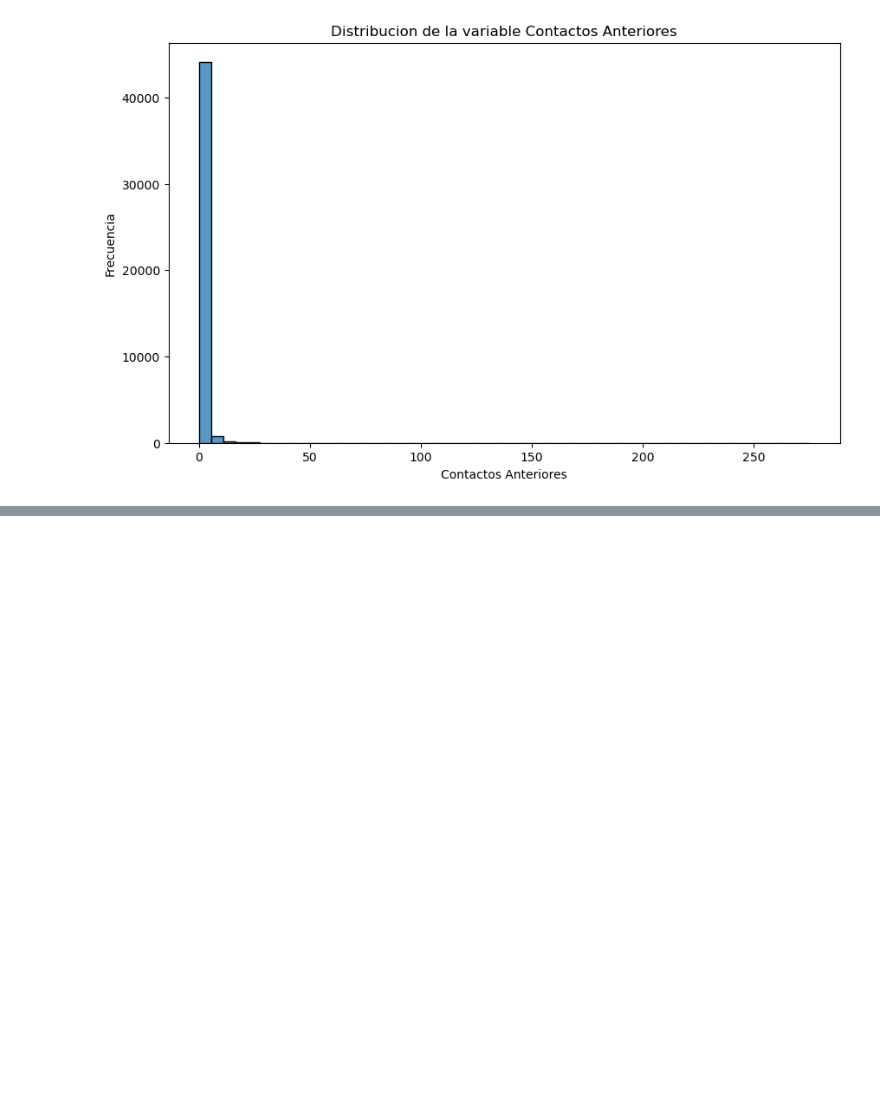
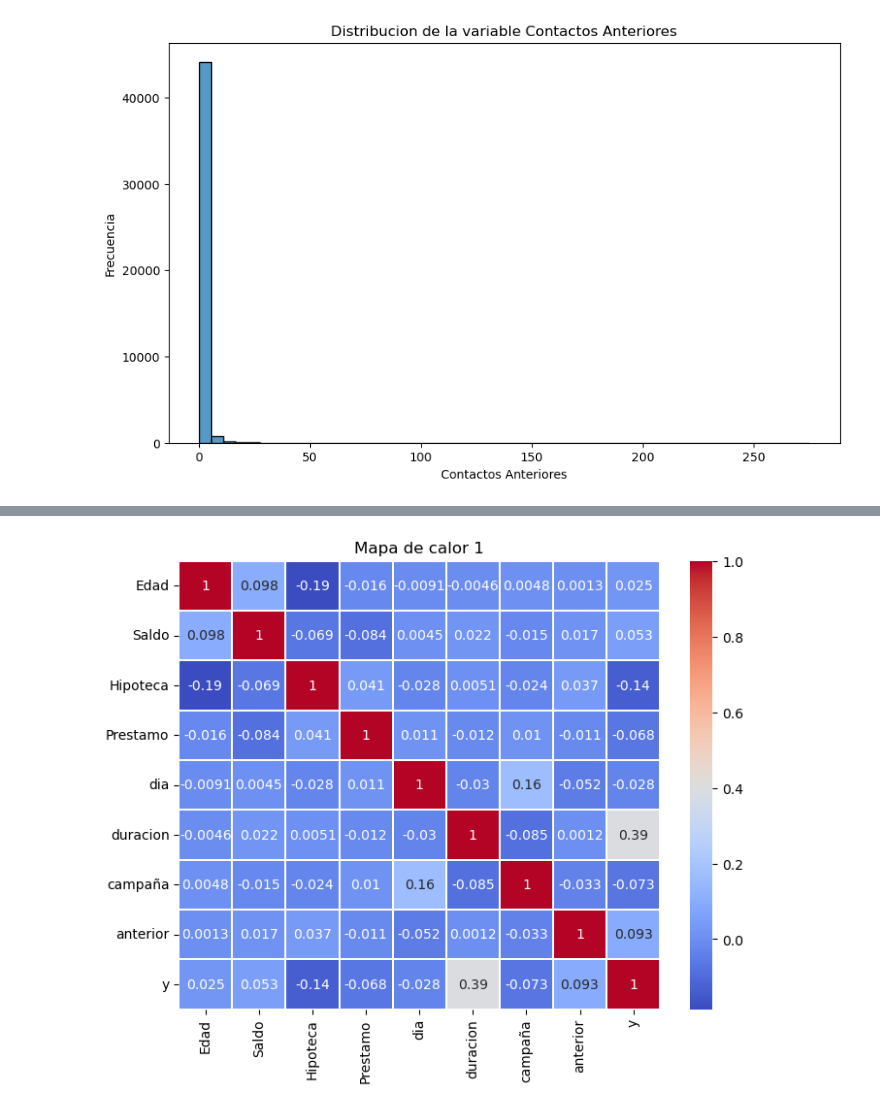
Before and after one commit to juandtap/IA_practica_05, a Jupyter notebook: practica_05_RedNeuroal_Bayes.ipynb, the cells around one changed output, grey strips where cells are left out. Saved outputs shown, nothing was run; the diff lists cells and outputs as text; code cells hidden in the pictures; blank space fills up the shorter version.

Commit message:
analisis de correlacion inicial

```diff
--- a/practica_05_RedNeuroal_Bayes.ipynb
+++ b/practica_05_RedNeuroal_Bayes.ipynb
@@ -289,4 +286,0 @@ dataframe.head()
-# %%
-Y = dataframe['y']
-dataframe.drop('y', axis=1, inplace=True)
-dataframe.head()
@@ -682,0 +662,4 @@ plt.show()
+# %%
+dfCorrel = copy.deepcopy(dataframe)
+dfCorrel = dfCorrel.corr(numeric_only=True)
+dfCorrel.head(10)
@@ -682,0 +677,14 @@ plt.show()
+# %%
+
+fig, ax  = plt.subplots(figsize = (8,6))
+plt.title("Mapa de calor 1")
+sns.heatmap(dfCorrel, cmap= "coolwarm", linewidths = 0.30, annot=True)
+# labels en español
+nuevas_etiquetas_x = ['Edad', 'Saldo', 'Hipoteca', 'Prestamo','dia','duracion','campaña','anterior', 'y']
+nuevas_etiquetas_y = ['Edad', 'Saldo', 'Hipoteca', 'Prestamo','dia','duracion','campaña','anterior', 'y']
+# cambiar labels
+ax.set_xticklabels(nuevas_etiquetas_x, rotation=90)
+ax.set_yticklabels(nuevas_etiquetas_y)
+plt.show()
+# %% [output]
+[figure, added]
```
Also changed, not shown: parts of 5 cells of this notebook.
